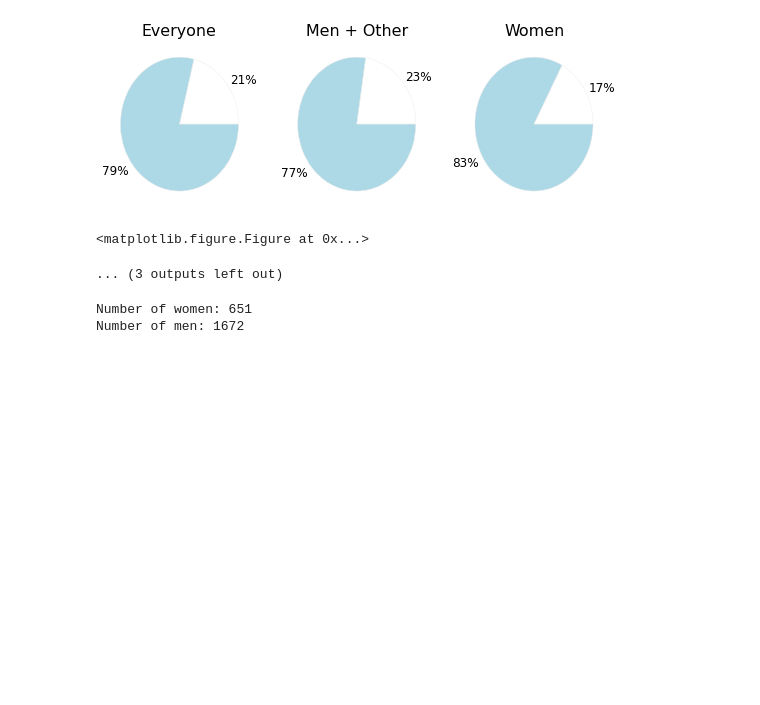
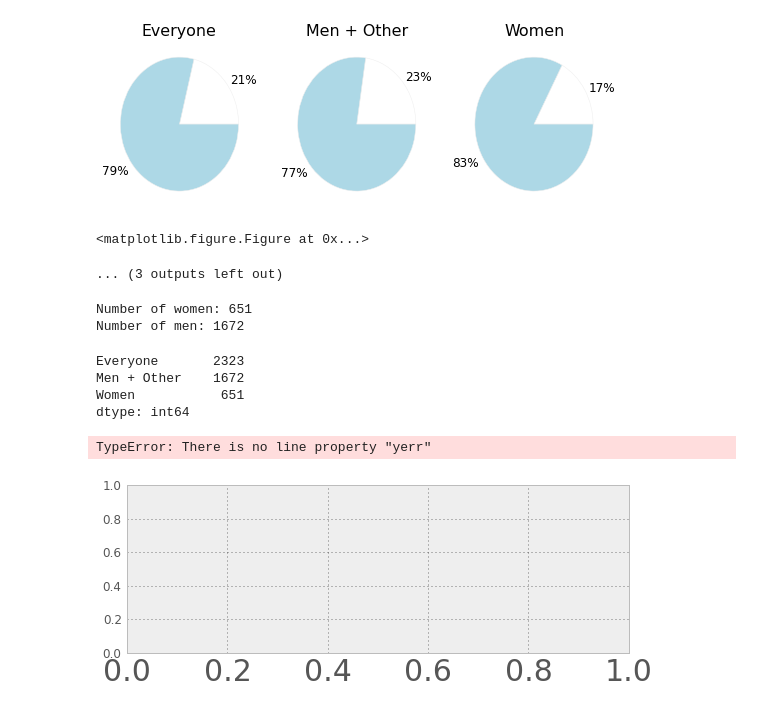
Before and after one commit to jvns/guys-guys-guys, a Jupyter notebook: The guys.ipynb, the cells around one changed output. Drawn from its saved outputs; the diff is of its cells as text; code cells hidden in the pictures; blank space fills up the shorter version.

Commit message:
Compute the error

```diff
--- a/The guys.ipynb
+++ b/The guys.ipynb
@@ -98,9 +98,18 @@ I met a great Erlang guy the other day who knows how to deal with thorny penguin
 [figure]
 <matplotlib.figure.Figure at 0x...>
 ... (3 outputs left out)
-# %%
-summary = create_summary(everyone)
-summary = summary * 100
-# %% [output]
-Number of women: 651
-Number of men: 1672
+# %%
+men, women, summary = create_summary(everyone)
+# %% [output]
+Number of women: 651
+Number of men: 1672
+# %%
+# Compute binomial confidence interval
+lengths = pd.Series([len(everyone), len(men), len(women)], index=summary.columns)
+print lengths
+error = np.sqrt(summary * (1-summary) / lengths)
+# %% [output]
+Everyone       2323
+Men + Other    1672
+Women           651
+dtype: int64
@@ -107,3 +120,8 @@ Number of men: 1672
+# %%
+plot(summary['Women'], )
+# %% [output]
+TypeError: There is no line property "yerr"
+[figure, added]
 # %%
 font = {'family' : 'sans',
         'weight' : 'normal',
```
Also changed, not shown: parts of 6 cells of this notebook.
